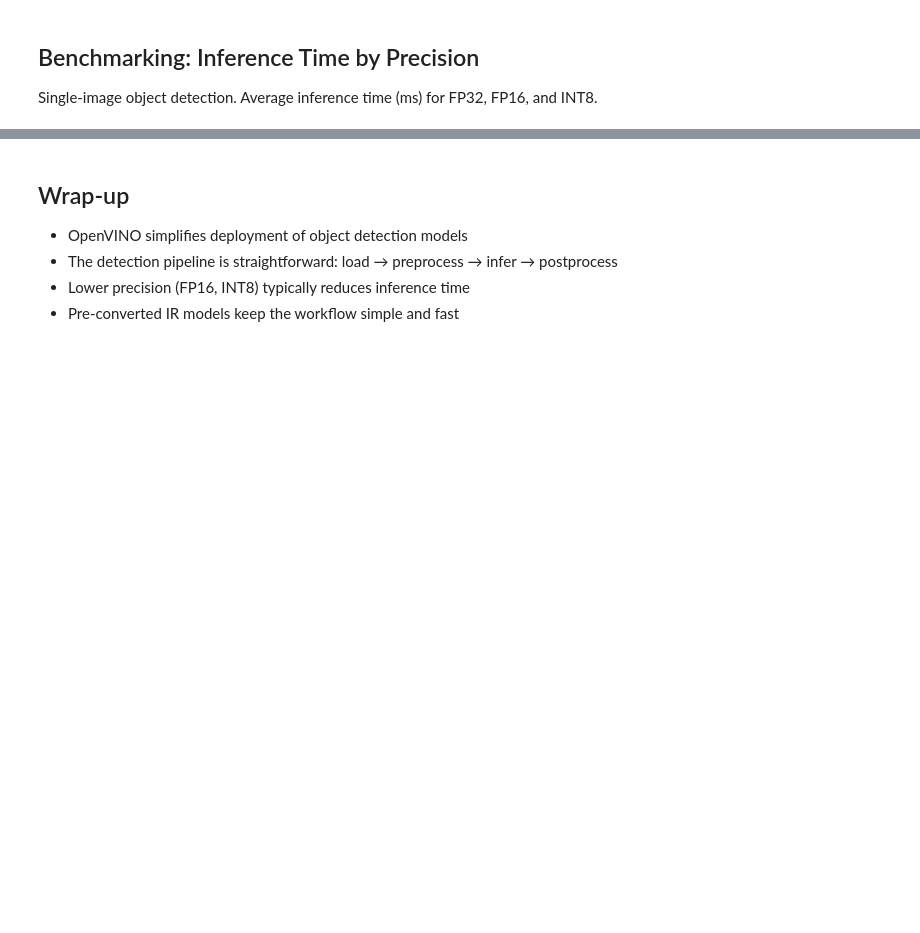
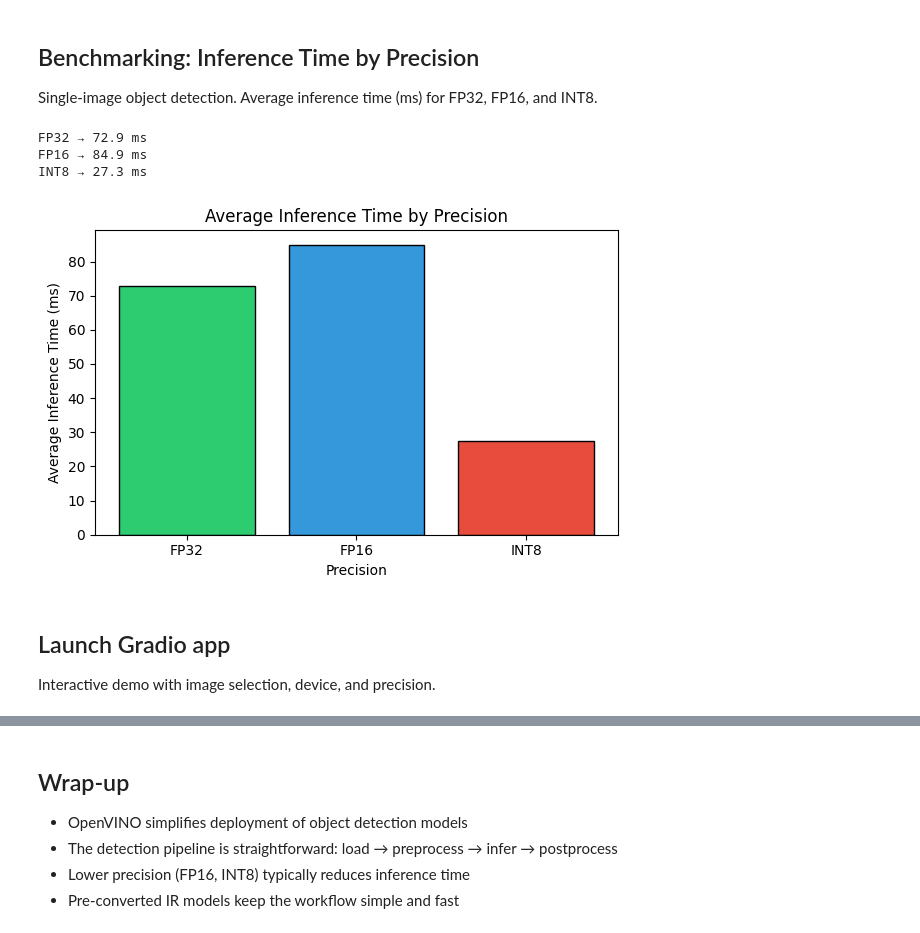
Before and after one commit to Anishauday/yolov8-openvino-seg, a Jupyter notebook: DevCon/Inference with OpenVINO.ipynb, the cells around one changed output, grey strips where cells are left out. Drawn from its saved outputs; the diff is of its cells as text; code cells hidden in the pictures; blank space fills up the shorter version.

```diff
--- a/DevCon/Inference with OpenVINO.ipynb
+++ b/DevCon/Inference with OpenVINO.ipynb
@@ -85,28 +118,34 @@ Single-image object detection. Average inference time (ms) for FP32, FP16, and I
 # %%
 results = {}
 for prec in ["FP32", "FP16", "INT8"]:
-    model_dir_p = os.path.join("models", MODEL_NAME, prec)
     try:
-        xml_path_p = find_model_xml(model_dir_p)
-        model_p = core.read_model(xml_path_p)
-        compiled_p = core.compile_model(model_p, device_dropdown.value)
-        lat_ms = benchmark_latency_ms(compiled_p, input_tensor)
+        compiled_p, _ = load_atss_model(MODEL_DIR, prec, device_dd.value)
+        lat_ms = benchmark_latency_ms(compiled_p, input_tensor, num_iter=50)
         results[prec] = lat_ms
         print(f"{prec} → {lat_ms:.1f} ms")
     except FileNotFoundError:
         print(f"{prec} → (model not found)")
         results[prec] = 0
     except Exception as e:
         print(f"{prec} → Error: {e}")
         results[prec] = 0
 
 precisions = [p for p in results if results[p] > 0]
 vals = [results[p] for p in precisions]
 if precisions:
     plt.figure(figsize=(6, 4))
     plt.bar(precisions, vals, color=["#2ecc71", "#3498db", "#e74c3c"], edgecolor="black")
     plt.xlabel("Precision")
     plt.ylabel("Average Inference Time (ms)")
     plt.title("Average Inference Time by Precision")
     plt.tight_layout()
     plt.show()
+# %% [output]
+FP32 → 72.9 ms
+FP16 → 84.9 ms
+INT8 → 27.3 ms
+[figure, added]
+# %% [markdown]
+## Launch Gradio app
+
+Interactive demo with image selection, device, and precision.
```
Also changed, not shown: parts of 10 cells of this notebook, 1 other file.
